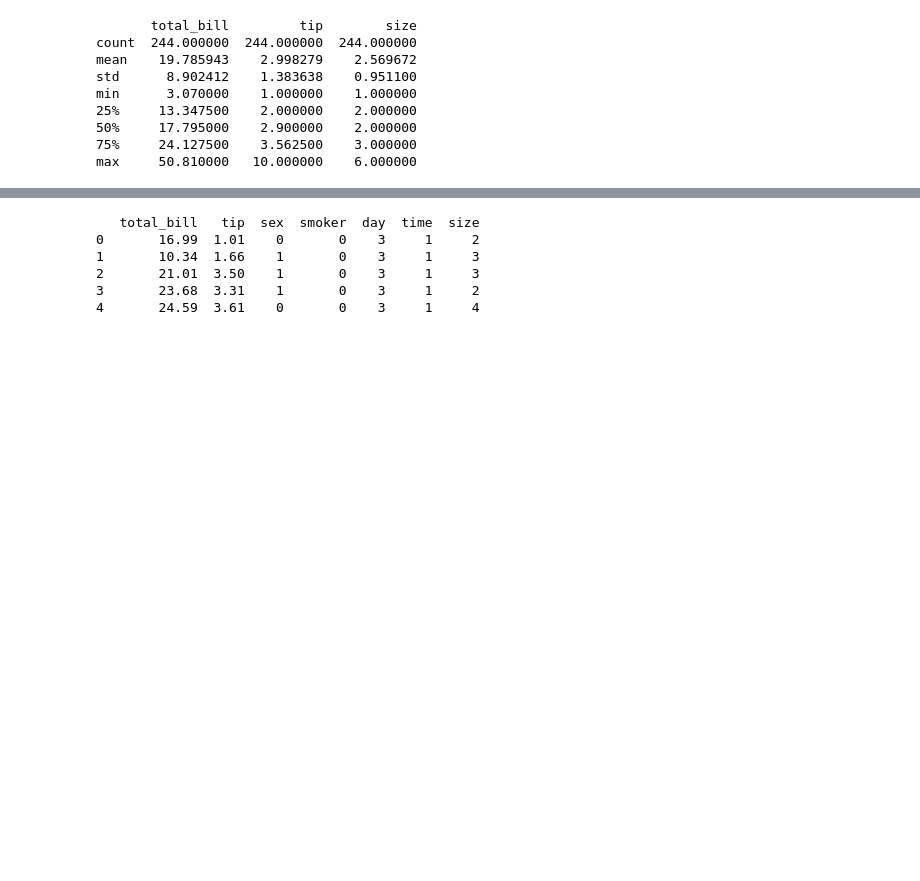
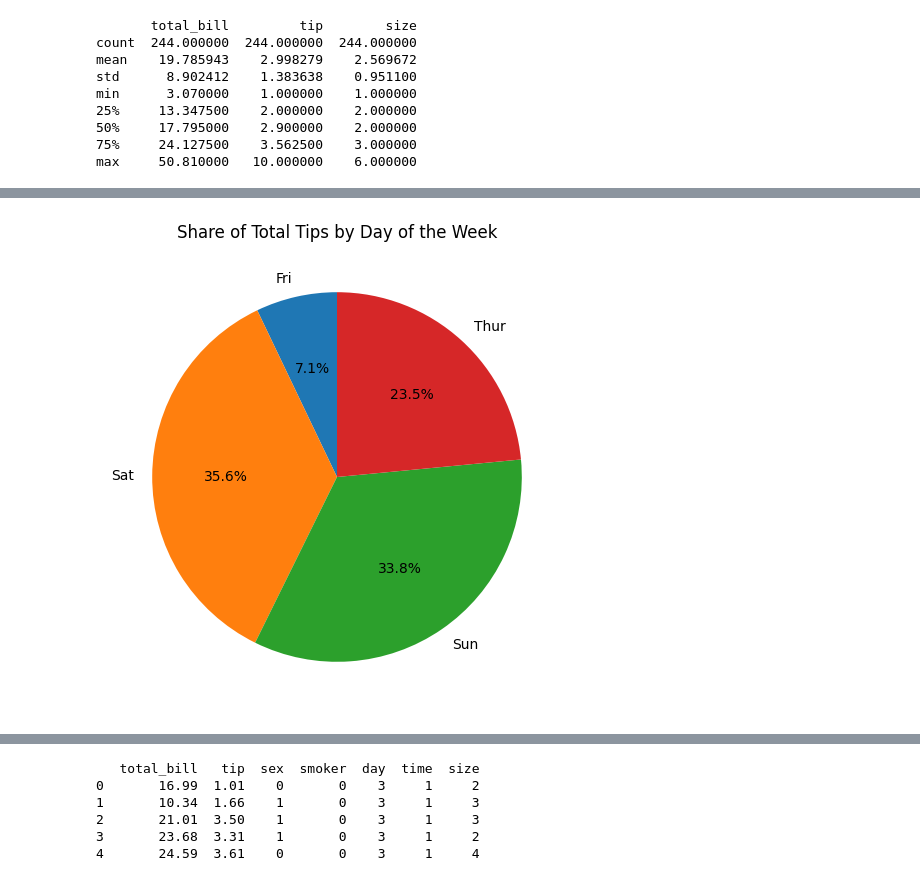
Before and after one commit to viktoryamargaryan/Waiter-Tips-Prediction-, a Jupyter notebook: Waiter_Tips_Prediction.ipynb, the cells around one changed output, grey strips where cells are left out. Saved outputs shown, nothing was run; the diff lists cells and outputs as text; code cells hidden in the pictures; blank space fills up the shorter version.

```diff
--- a/Waiter_Tips_Prediction.ipynb
+++ b/Waiter_Tips_Prediction.ipynb
@@ -95,0 +87,9 @@ fig6.show()
+# %%
+# 4. Pie: tip share by day
+fig, ax = plt.subplots(figsize=(6,6))
+tip_by_day = df.groupby("day")["tip"].sum()
+ax.pie(tip_by_day, labels=tip_by_day.index, autopct="%1.1f%%", startangle=90)
+ax.set_title("Share of Total Tips by Day of the Week")
+plt.show()
+# %% [output]
+[figure, added]
```
Also changed, not shown: parts of 16 cells of this notebook.
